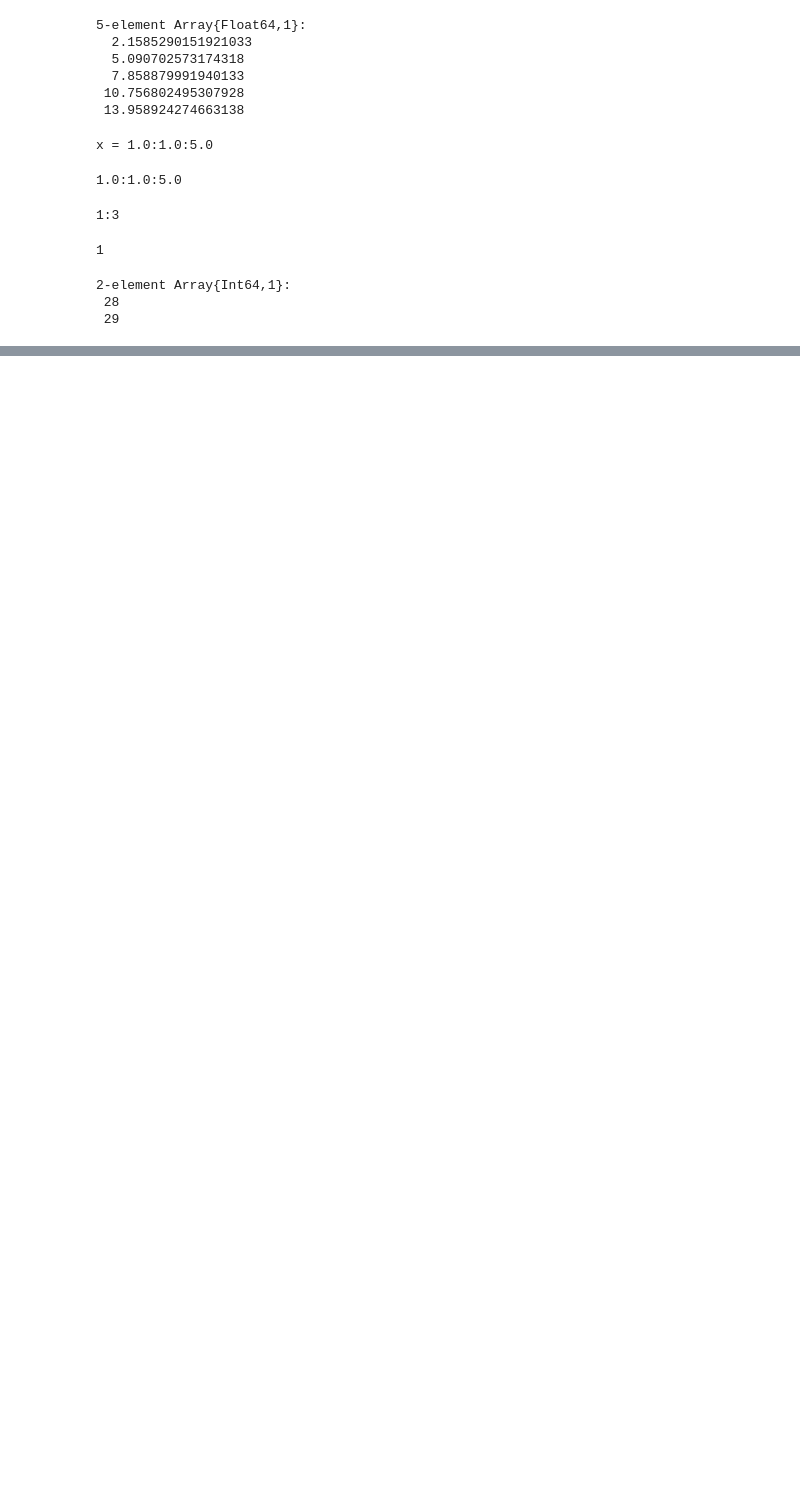
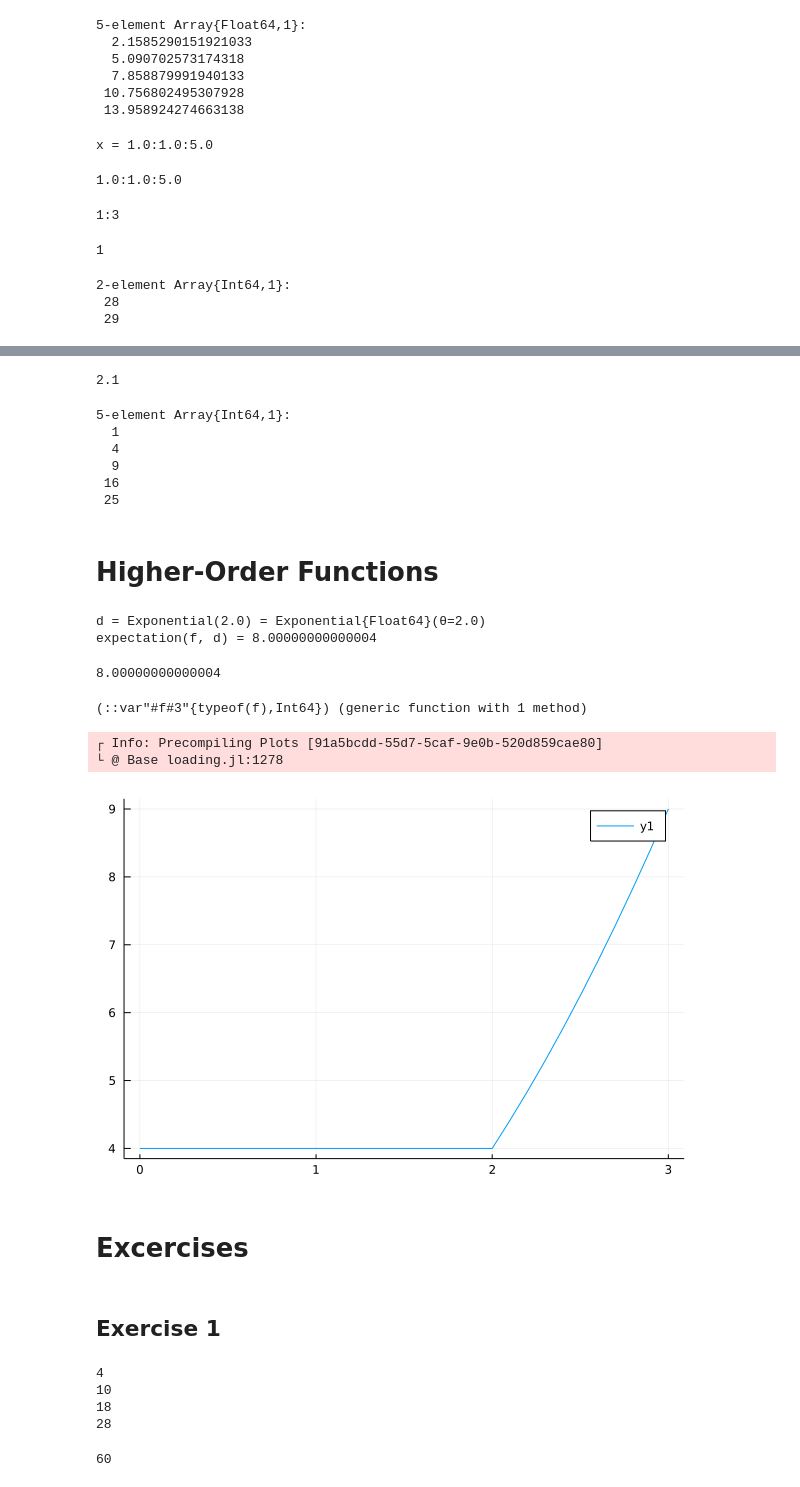
Before and after one commit to anarinsk/tor-quantecon-jl, a Jupyter notebook: julia-essentials.ipynb, the cells around one changed output, grey strips where cells are left out. Drawn from its saved outputs; the diff is of its cells as text; code cells hidden in the pictures; blank space fills up the shorter version.

```diff
--- a/julia-essentials.ipynb
+++ b/julia-essentials.ipynb
@@ -284,0 +287,72 @@ f.(Ref([3,4,5]), [2,3])
+# %%
+f(x; y=1) = x + y
+x, y = 0.1, 2
+f(x; y)
+# %% [output]
+2.1
+# %%
+f(x) = x^2
+x = 1:5
+f.(x)
+# %% [output]
+5-element Array{Int64,1}:
+  1
+  4
+  9
+ 16
+ 25
+# %% [markdown]
+# Higher-Order Functions
+# %%
+using Expectations, Distributions
+
+@show d = Exponential(2.0)
+f(x) = x^2
+
+@show expectation(f, d)
+# %% [output]
+d = Exponential(2.0) = Exponential{Float64}(θ=2.0)
+expectation(f, d) = 8.00000000000004
+8.00000000000004
+# %%
+function snapabove(g, a)
+    function f(x)
+        if x > a
+            return g(x)
+        else
+            return g(a)
+        end
+    end
+    return f
+end
+
+f(x) = x^2
+h = snapabove(f, 2)
+# %% [output]
+(::var"#f#3"{typeof(f),Int64}) (generic function with 1 method)
+# %%
+using Plots
+gr(fmt=:png);
+plot(h, 0.0:0.1:3.0)
+# %% [output]
+┌ Info: Precompiling Plots [91a5bcdd-55d7-5caf-9e0b-520d859cae80]
+└ @ Base loading.jl:1278
+[figure, added]
+# %% [markdown]
+# Excercises
+# %% [markdown]
+## Exercise 1
+# %%
+x_val = [1,2,3,4]; y_val = [4,5,6,7];
+
+for (x, y) in zip(x_val, y_val)
+    println(x*y)
+end
+
+sum(x * y for (x, y) in zip(x_val, y_val))
+# %% [output]
+4
+10
+18
+28
+60
```
Also changed, not shown: parts of 22 cells of this notebook, 1 other file.
